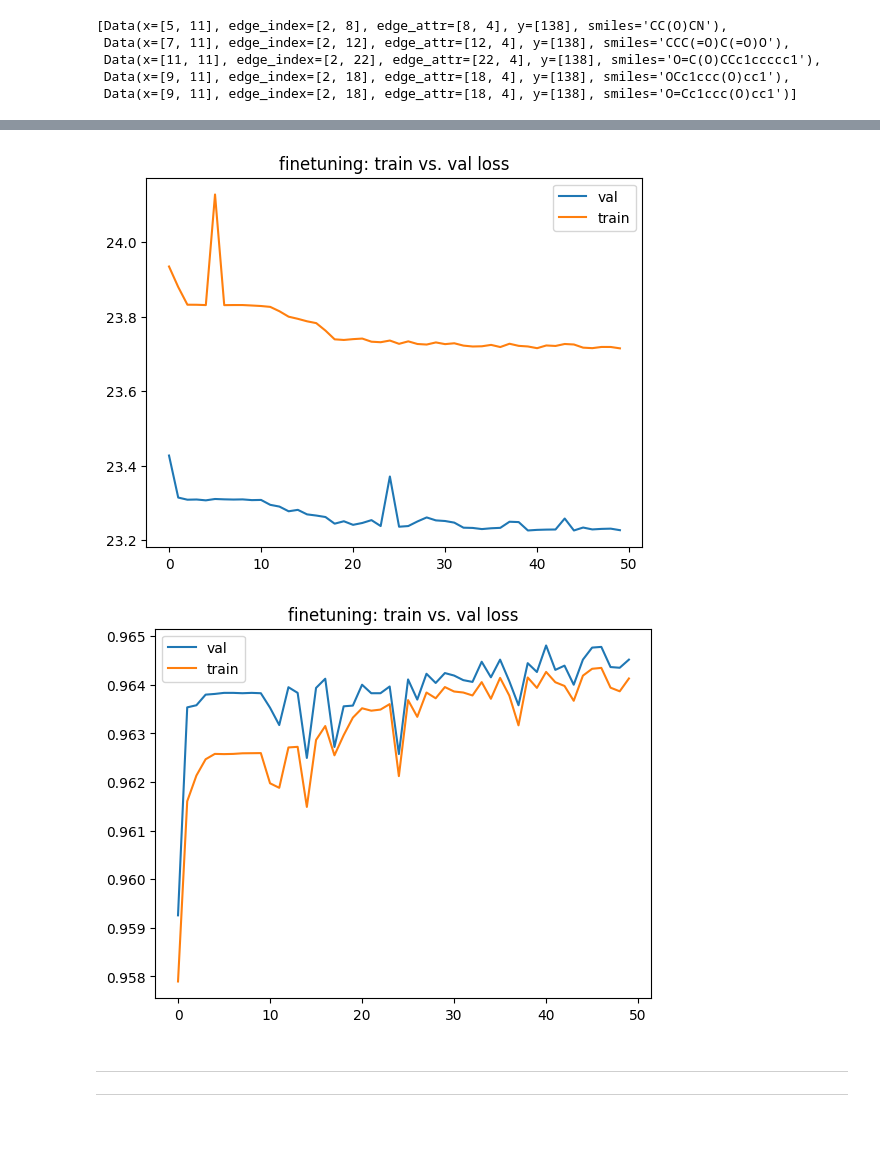
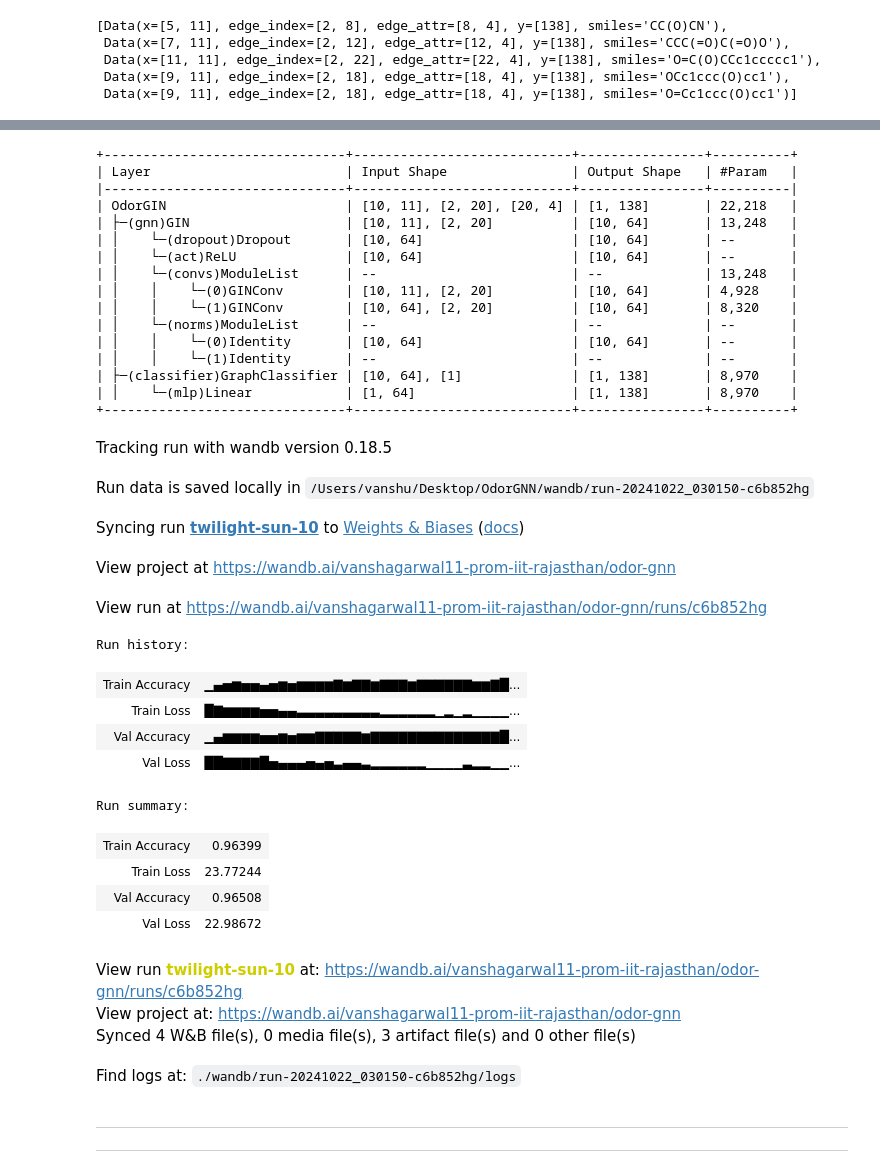
Before and after one commit to vansh2308/Odour-GNN, a Jupyter notebook: OdorGNN.ipynb, the cells around one changed output, grey strips where cells are left out. Cells and saved outputs as stored; diff of their text form; code cells hidden in the pictures; blank space fills up the shorter version.

```diff
--- a/OdorGNN.ipynb
+++ b/OdorGNN.ipynb
@@ -92,10 +83,38 @@ OdorGIN(
+# %%
+from torch_geometric.nn import summary
+import tabulate
+
+next(iter(train_loader))
+x = torch.randn(10, 11)
+edge_index = torch.randint(10, size=(2, 20))
+edge_attr = torch.rand(size=(20, 4))
+print(summary(model_GIN, x, edge_index, edge_attr))
+# %% [output]
++-------------------------------+----------------------------+----------------+----------+
+| Layer                         | Input Shape                | Output Shape   | #Param   |
+|-------------------------------+----------------------------+----------------+----------|
+| OdorGIN                       | [10, 11], [2, 20], [20, 4] | [1, 138]       | 22,218   |
+| ├─(gnn)GIN                    | [10, 11], [2, 20]          | [10, 64]       | 13,248   |
+| │    └─(dropout)Dropout       | [10, 64]                   | [10, 64]       | --       |
+| │    └─(act)ReLU              | [10, 64]                   | [10, 64]       | --       |
+| │    └─(convs)ModuleList      | --                         | --             | 13,248   |
+| │    │    └─(0)GINConv        | [10, 11], [2, 20]          | [10, 64]       | 4,928    |
+| │    │    └─(1)GINConv        | [10, 64], [2, 20]          | [10, 64]       | 8,320    |
+| │    └─(norms)ModuleList      | --                         | --             | --       |
+| │    │    └─(0)Identity       | [10, 64]                   | [10, 64]       | --       |
+| │    │    └─(1)Identity       | --                         | --             | --       |
+| ├─(classifier)GraphClassifier | [10, 64], [1]              | [1, 138]       | 8,970    |
+| │    └─(mlp)Linear            | [1, 64]                    | [1, 138]       | 8,970    |
++-------------------------------+----------------------------+----------------+----------+
 # %%
 import torch
 import numpy as np
 from tqdm import tqdm
 import matplotlib.pyplot as plt
+import wandb.plot
 from utils import plot_losses
 from sklearn.metrics import f1_score, roc_auc_score
+import wandb
 # from torch_geometric.nn import save_pretrained
 
 
@@ -168,45 +187,63 @@ def test(model, loader):
 
 
 
-
-
 def train_model(model, num_epochs, lr, weight_decay, train_loader, val_loader):
     '''
     Train or finetune the given model using the train/val sets
     '''
 
+    run = wandb.init(project="odor-gnn")
+    wandb.config = {"epochs": 5, "learning_rate": lr, "batch_size": batch_size}
+
     optimizer = torch.optim.Adam(model.parameters(), lr=lr, weight_decay=weight_decay)
 
-    # track metrics
-    roc_scores, f1_scores, train_accs, test_accs, losses, val_losses = [], [], [], [], [], []
+    train_accs, test_accs, train_losses, val_losses = [], [], [], []
 
     for epoch in tqdm(range(num_epochs)):
-        loss = train_single_epoch(model, optimizer, train_loader, 'train')
+        train_loss = train_single_epoch(model, optimizer, train_loader, 'train')
         val_loss = train_single_epoch(model, optimizer, val_loader, 'val')
         train_acc, train_preds, train_true  = test(model, train_loader)
         test_acc, test_preds, test_true = test(model, val_loader)
 
-        # return test_accs, test_preds, test_true
+        wandb.log({"Train Accuracy": train_acc, "Train Loss": train_loss, "Val Accuracy": test_acc, "Val Loss": val_loss})
 
         # track metrics
         train_accs.append(train_acc)
         test_accs.append(test_acc)
-        losses.append(loss)
+        train_losses.append(train_loss)
         val_losses.append(val_loss)
-        if( val_losses == [] or  val_loss < min(val_losses)):
-            model.save_pretrained('./models/odorGIN.pth', push_to_hub=False)
+        if (train_accs== [] or train_acc > max(train_accs)):
+            torch.save(model.state_dict(), 'models/gin-best-model.pth')
+            artifact = wandb.Artifact('model', type='model')
+            artifact.add_file('models/gin-best-model.pth')
+            run.log_artifact(artifact)
 
 
-    plot_losses(losses, val_losses, title='finetuning: train vs. val loss')
-    plot_losses(train_accs, test_accs, title='finetuning: train vs. val loss')
-
-    return losses, val_losses, train_accs, test_accs, f1_scores, roc_scores
+    run.finish()
+    return train_losses, val_losses, train_accs, test_accs
 # %%
 model = odorGIN.OdorGIN(in_channels, hidden_channels,  num_layers )
-train_losses, val_losses, train_accs, test_accs, f1_scores, roc_scores = train_model(model, num_epochs, lr, weight_decay, train_loader, val_loader)
+train_losses, val_losses, train_accs, test_accs = train_model(model, num_epochs, lr, weight_decay, train_loader, val_loader)
 # %% [output]
-[figure, removed]
-[figure, removed]
+Tracking run with wandb version 0.18.5
+Run data is saved locally in /Users/vanshu/Desktop/OdorGNN/wandb/run-20241022_030150-c6b852hg
+Syncing run twilight-sun-10 to Weights & Biases (docs)
+View project at https://wandb.ai/vanshagarwal11-prom-iit-rajasthan/odor-gnn
+View run at https://wandb.ai/vanshagarwal11-prom-iit-rajasthan/odor-gnn/runs/c6b852hg
+Run history:
+| Train Accuracy | ▁▄▅▆▅▅▄▅▆▅▆▆▆▆▇▆▇▇▆▇▇▇▆▇▇▇▇▇▇▆▆▇█... |
+| Train Loss | █▇▆▆▆▆▅▅▄▄▃▃▃▃▃▃▃▃▃▂▂▂▂▂▂▁▂▁▂▁▁▁▁... |
+| Val Accuracy | ▁▄▆▆▆▆▅▅▆▅▆▆▇▇▇▇▇▆▇▇▇▇▇▇▇▇▇▇▇▇▇▇█... |
+| Val Loss | ██▇▇▇▇█▅▄▄▄▅▄▅▃▄▄▃▂▂▂▂▂▂▁▁▁▁▃▂▂▁▁... |
+Run summary:
+| Train Accuracy | 0.96399 |
+| Train Loss | 23.77244 |
+| Val Accuracy | 0.96508 |
+| Val Loss | 22.98672 |
+View run twilight-sun-10 at: https://wandb.ai/vanshagarwal11-prom-iit-rajasthan/odor-gnn/runs/c6b852hg
+View project at: https://wandb.ai/vanshagarwal11-prom-iit-rajasthan/odor-gnn
+Synced 4 W&B file(s), 0 media file(s), 3 artifact file(s) and 0 other file(s)
+Find logs at: ./wandb/run-20241022_030150-c6b852hg/logs
 # %% [markdown]
 ___
 ___
```
Also changed, not shown: parts of 4 cells of this notebook, 1 other file.
